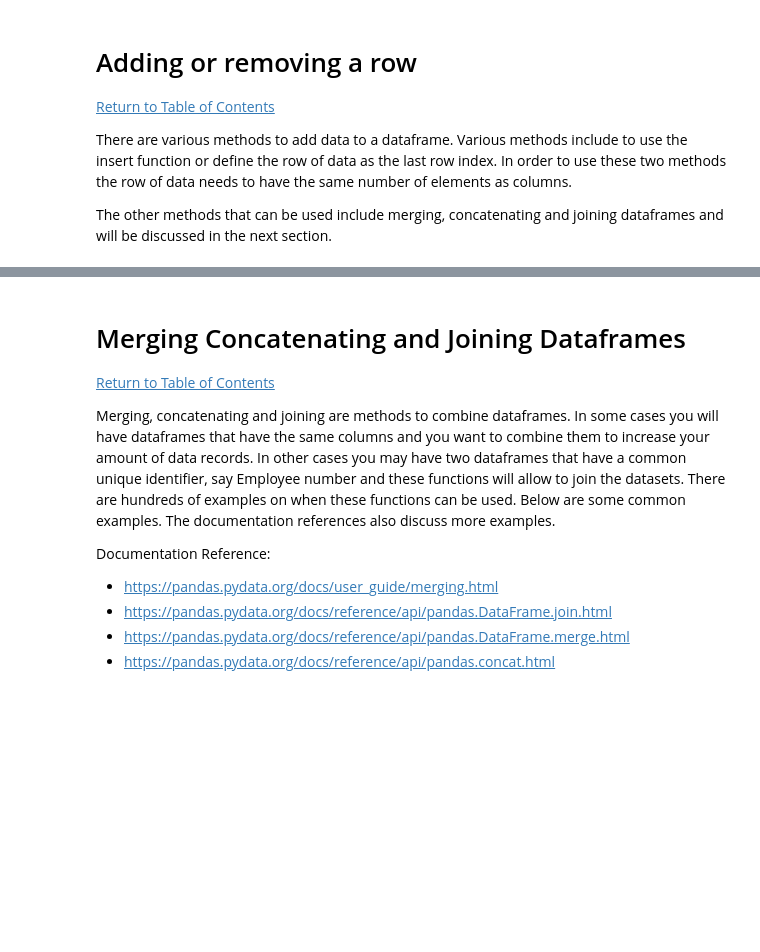
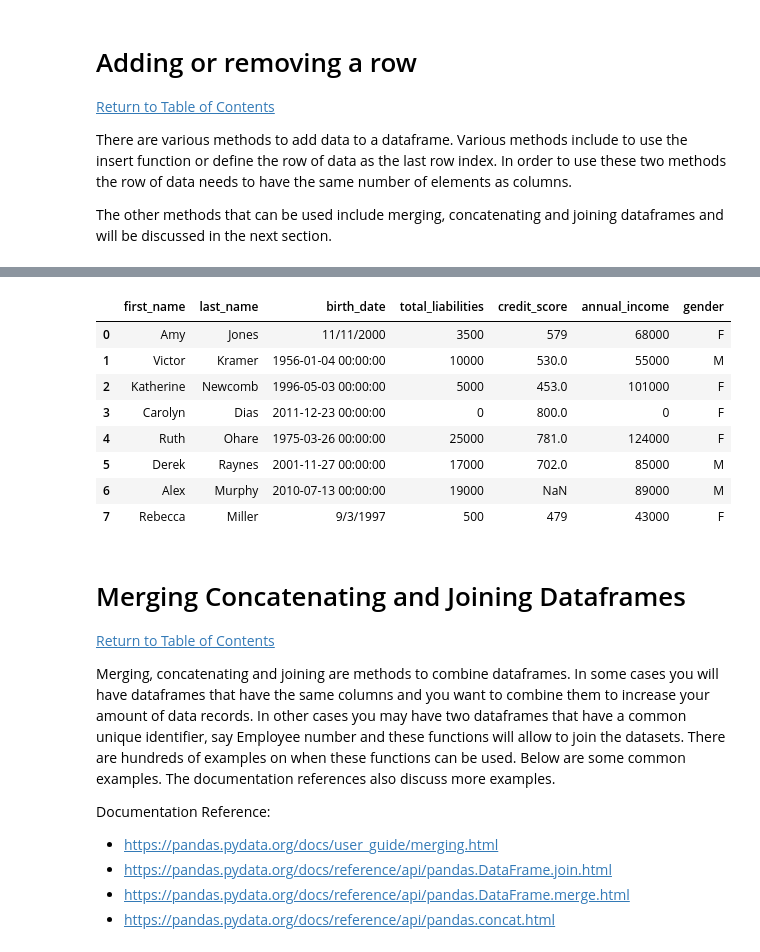
Before and after one commit to fgonzaleumbc/DATA601, a Jupyter notebook: Lecture05/14_Pandas_Dataframes.ipynb, the cells around one changed output, grey strips where cells are left out. Drawn from its saved outputs; the diff is of its cells as text; code cells hidden in the pictures; blank space fills up the shorter version.

```diff
--- a/Lecture05/14_Pandas_Dataframes.ipynb
+++ b/Lecture05/14_Pandas_Dataframes.ipynb
@@ -965,7 +1200,18 @@ df_names
 row_to_add = ['Rebecca', 'Miller', '9/3/1997', 500, 479, 43000, 'F']
 # %%
-df_names.loc[len(df.index)] = row_to_add
+# Let's add the new row at the bottom.
+df_names.loc[len(df_names.index)] = row_to_add
 df_names
+# %% [output]
+|  | first_name | last_name | birth_date | total_liabilities | credit_score | annual_income | gender |
+| 0 | Amy | Jones | 11/11/2000 | 3500 | 579 | 68000 | F |
+| 1 | Victor | Kramer | 1956-01-04 00:00:00 | 10000 | 530.0 | 55000 | M |
+| 2 | Katherine | Newcomb | 1996-05-03 00:00:00 | 5000 | 453.0 | 101000 | F |
+| 3 | Carolyn | Dias | 2011-12-23 00:00:00 | 0 | 800.0 | 0 | F |
+| 4 | Ruth | Ohare | 1975-03-26 00:00:00 | 25000 | 781.0 | 124000 | F |
+| 5 | Derek | Raynes | 2001-11-27 00:00:00 | 17000 | 702.0 | 85000 | M |
+| 6 | Alex | Murphy | 2010-07-13 00:00:00 | 19000 | NaN | 89000 | M |
+| 7 | Rebecca | Miller | 9/3/1997 | 500 | 479 | 43000 | F |
 # %% [markdown]
 # Merging Concatenating and Joining Dataframes
 [Return to Table of Contents](#Table-of-Contents)
```
Also changed, not shown: parts of 87 cells of this notebook, 1 other file.
